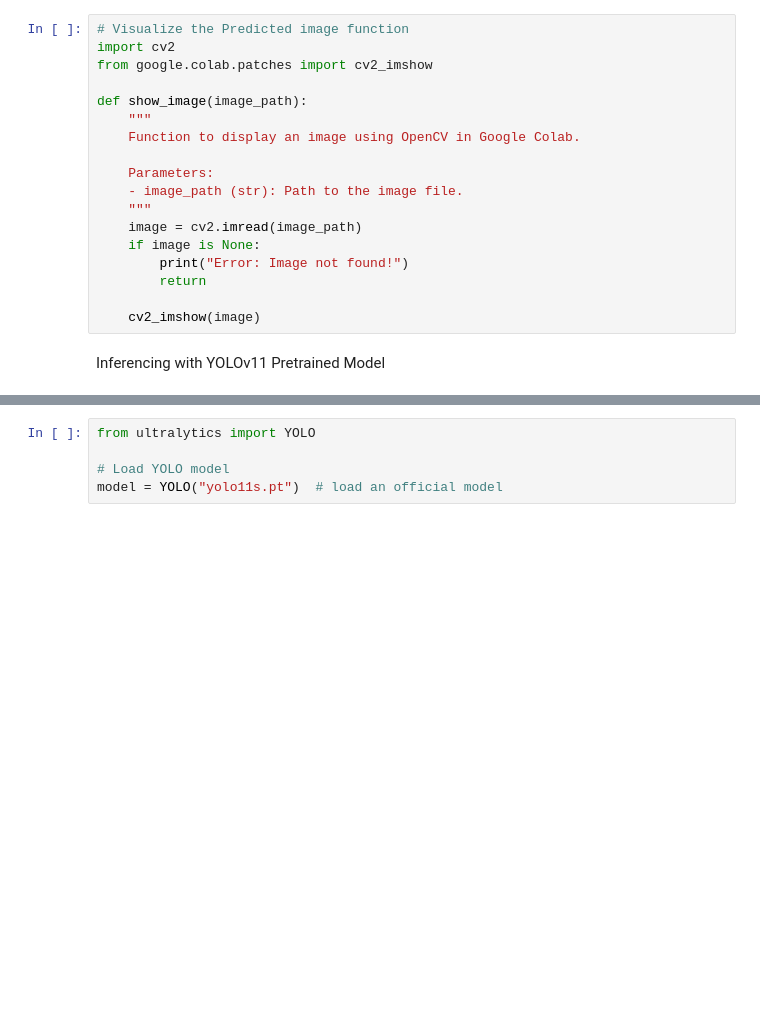
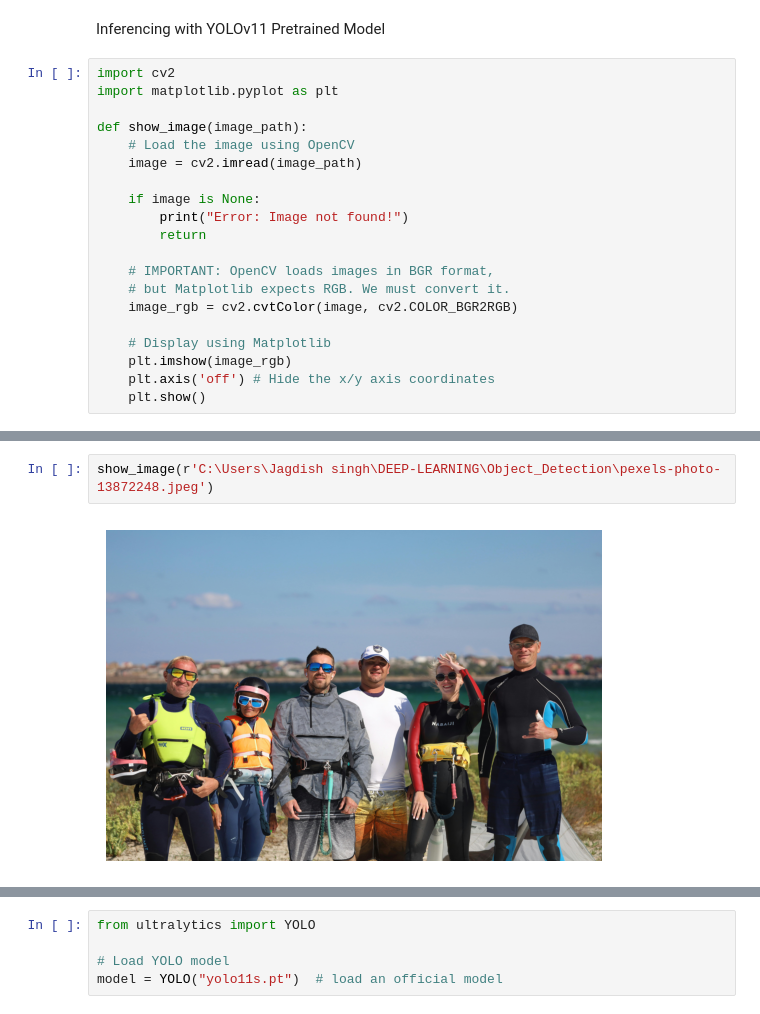
Before and after one commit to harshit11purohit/DEEP-LEARNING, a Jupyter notebook: Object_Detection/Yolov11__Object_Detection.ipynb, the cells around one changed output, grey strips where cells are left out. Saved outputs shown, nothing was run; the diff lists cells and outputs as text; blank space fills up the shorter version.

```diff
--- a/Object_Detection/Yolov11__Object_Detection.ipynb
+++ b/Object_Detection/Yolov11__Object_Detection.ipynb
@@ -18,23 +10,25 @@ Setup complete ✅ (2 CPUs, 12.7 GB RAM, 41.5/107.7 GB disk)
-# %%
-# Visualize the Predicted image function
-import cv2
-from google.colab.patches import cv2_imshow
-
-def show_image(image_path):
-    """
-    Function to display an image using OpenCV in Google Colab.
-
-    Parameters:
-    - image_path (str): Path to the image file.
-    """
-    image = cv2.imread(image_path)
-    if image is None:
-        print("Error: Image not found!")
-        return
-
-    cv2_imshow(image)
 # %% [markdown]
 Inferencing with YOLOv11 Pretrained Model
+# %%
+import cv2
+import matplotlib.pyplot as plt
+
+def show_image(image_path):
+    # Load the image using OpenCV
+    image = cv2.imread(image_path)
+
+    if image is None:
+        print("Error: Image not found!")
+        return
+
+    # IMPORTANT: OpenCV loads images in BGR format,
+    # but Matplotlib expects RGB. We must convert it.
+    image_rgb = cv2.cvtColor(image, cv2.COLOR_BGR2RGB)
+
+    # Display using Matplotlib
+    plt.imshow(image_rgb)
+    plt.axis('off') # Hide the x/y axis coordinates
+    plt.show()
 # %%
 # Run inference on an image with YOLO11n
 !yolo predict model=yolo11s.pt source="https://images.pexels.com/photos/13872248/pexels-photo-13872248.jpeg"
@@ -50,0 +44,4 @@ Results saved to runs/detect/predict2
+# %%
+show_image(r'C:\Users\Jagdish singh\DEEP-LEARNING\Object_Detection\pexels-photo-13872248.jpeg')
+# %% [output]
+[figure, added]
```
Also changed, not shown: parts of 13 cells of this notebook.
